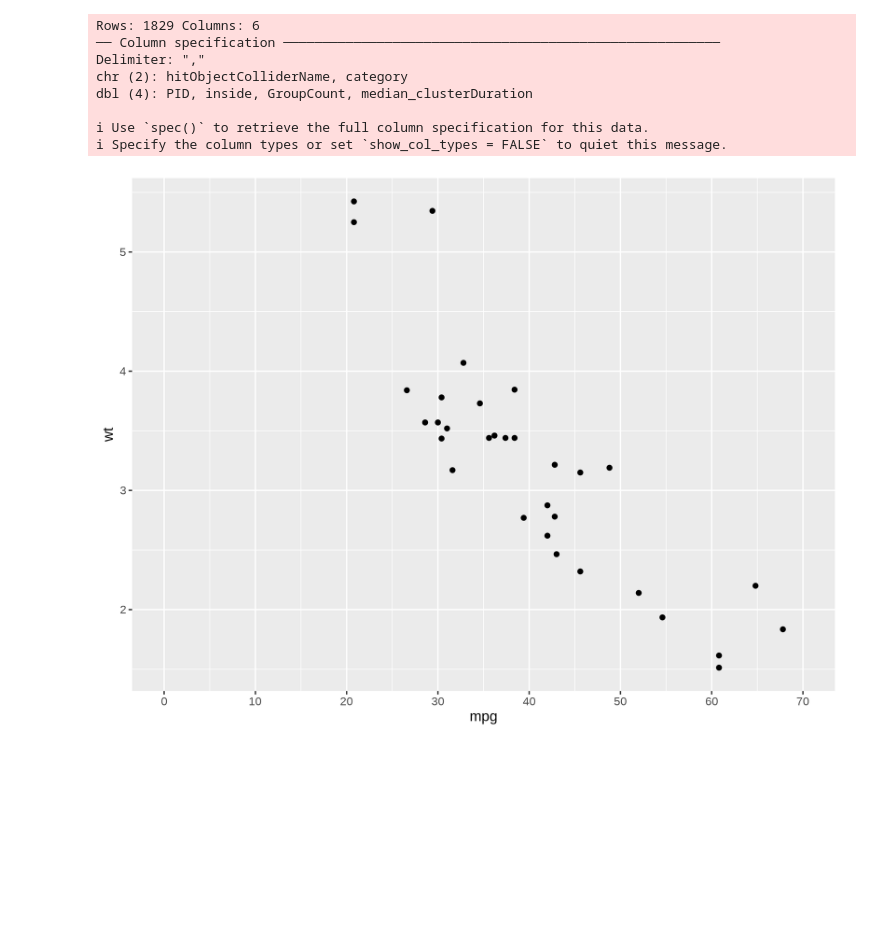
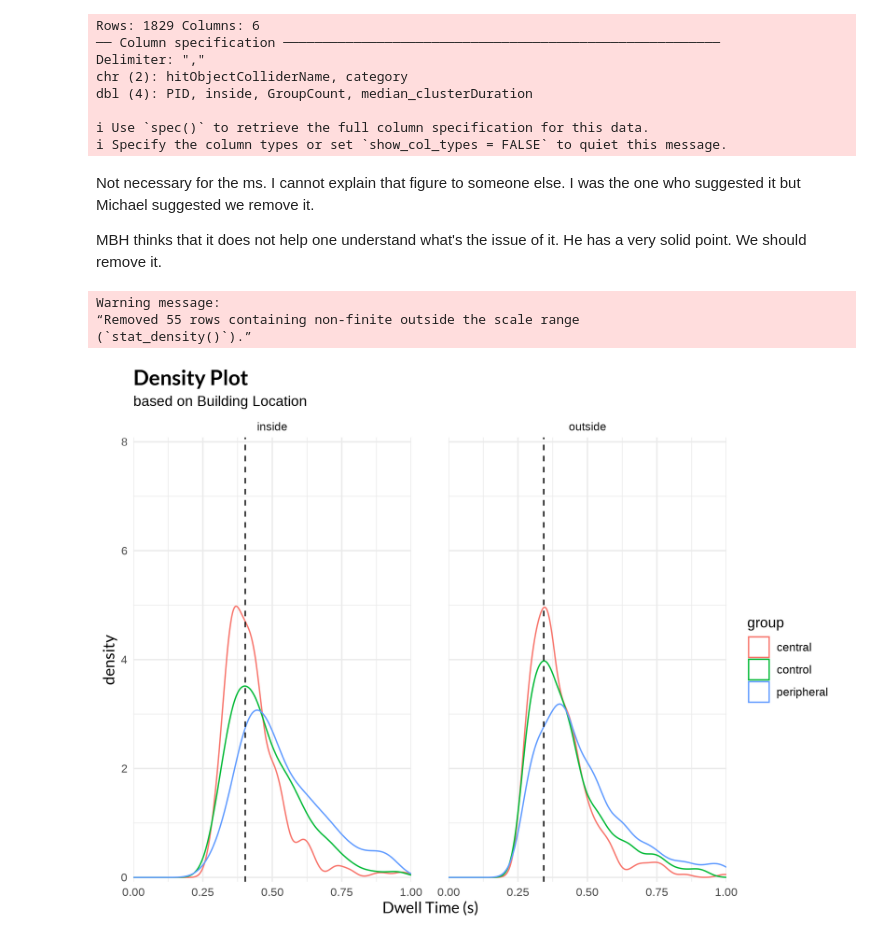
Before and after one commit to SanD94/VReGTrET, a Jupyter notebook: GraphTheory_ET_VR_Westbrueck/Analysis/raw_gaze_analysis/playground.ipynb, the cells around one changed output. Cells and saved outputs as stored; diff of their text form; code cells hidden in the pictures; blank space fills up the shorter version.

```diff
--- a/GraphTheory_ET_VR_Westbrueck/Analysis/raw_gaze_analysis/playground.ipynb
+++ b/GraphTheory_ET_VR_Westbrueck/Analysis/raw_gaze_analysis/playground.ipynb
@@ -25,7 +25,17 @@ Attaching package: ‘scales’
 
 ✔ Constants initialized successfully
 # %%
-scotoma_df <- read_csv(here(DATA_FOLDER, "median_io_group_gaze.csv"))
+df <- read_csv(here(DATA_FOLDER, "median_io_group_gaze.csv"))
+df <- df |>
+    mutate(
+        inside = factor(inside),
+        inside = fct_recode(inside, "outside" = "0", "inside" = "1"),
+        PID = factor(PID)
+    ) |>
+    rename(
+        building_location = inside,
+        group = category
+    )
 # %% [output]
 Rows: 1829 Columns: 6
 ── Column specification ────────────────────────────────────────────────────────
@@ -35,18 +45,45 @@ dbl (4): PID, inside, GroupCount, median_clusterDuration
 
 ℹ Use `spec()` to retrieve the full column specification for this data.
 ℹ Specify the column types or set `show_col_types = FALSE` to quiet this message.
-# %%
-# Define a custom transformation (example: square root)
-sqrt_trans <- new_transform(
-  name = "sqrt",
-  transform = function(x) 2 * x,
-  inverse = function(x) x,
-  breaks = function(x) seq(0, 35, by = 5)
-)
-
-# Apply it to scale_x_continuous
-ggplot(mtcars, aes(mpg, wt)) +
-  geom_point() +
-  scale_x_continuous(trans = sqrt_trans, limits = c(0, 35))
-# %% [output]
-[figure, removed]
+# %% [markdown]
+Not necessary for the ms. I cannot explain that figure to someone else. I was the one who suggested it but Michael suggested we remove it.
+
+MBH thinks that it does not help one understand what's the issue of it. He has a very solid point. We should remove it.
+# %%
+mode_value_inside <- df %>%
+  dplyr::filter(group == "control" & building_location == "inside") %>%
+  pull(median_clusterDuration) %>%
+  density() %>%
+  {.$x[which.max(.$y)]}
+mode_value_outside <- df %>%
+  dplyr::filter(group == "control" & building_location == "outside") %>%
+  pull(median_clusterDuration) %>%
+  density() %>%
+  {.$x[which.max(.$y)]}
+
+mode_values <- tibble(building_location = c("inside", "outside"), x = c(mode_value_inside , mode_value_outside))
+
+fig <- df |>
+  ggplot(aes(x = median_clusterDuration, color = group)) +
+  geom_density(alpha = 0.6) +  # Adjust alpha for transparency
+  scale_x_continuous(limits = c(0, 1), expand = c(0,0)) +
+  scale_y_continuous(limits = c(0, 8), expand = c(0.01, 0)) +
+  geom_vline(aes(xintercept = x), linetype = "dashed", data = mode_values) +
+  facet_wrap(~ building_location) +  # Facet by the interaction of the two factors
+  theme_minimal() +
+  labs(title = "Density Plot",
+      subtitle = "based on Building Location",
+       x = "Dwell Time (s)",
+       y = "density") +
+  theme(
+    plot.title = element_text(family = "lato", size = 16, face = "bold"),
+    axis.title.x = element_text(family = "lato", size = 12),
+    axis.title.y = element_text(family = "lato", size = 12),
+    panel.spacing = unit(2, "lines")
+   )
+fig
+# %% [output]
+Warning message:
+“Removed 55 rows containing non-finite outside the scale range
+(`stat_density()`).”
+[figure, added]
```
Also changed, not shown: parts of 8 cells of this notebook, 2 other files.
